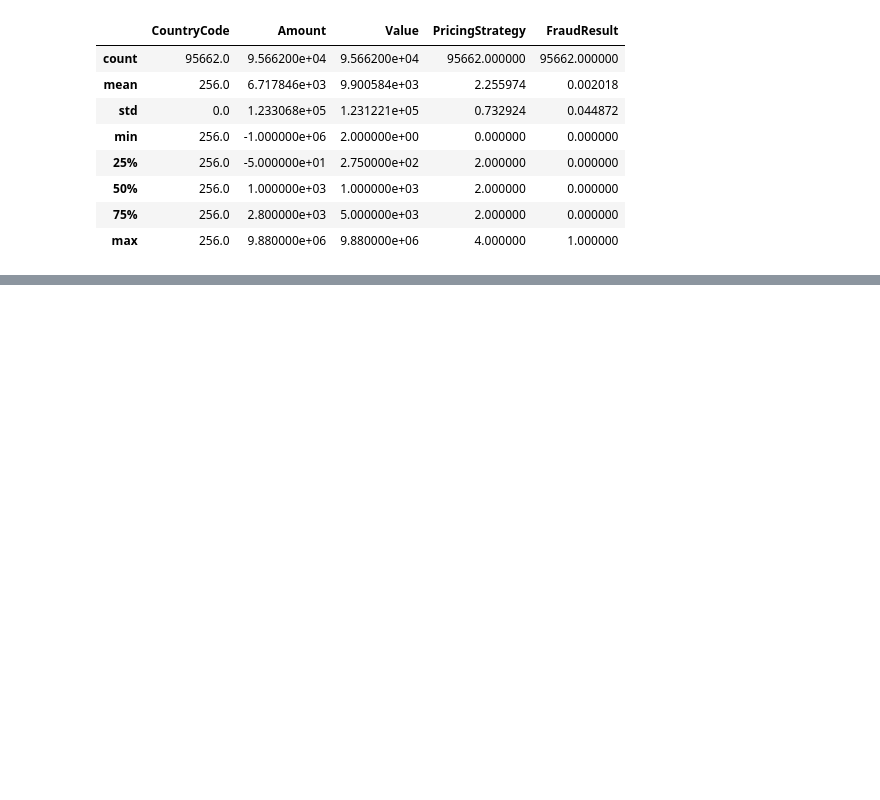
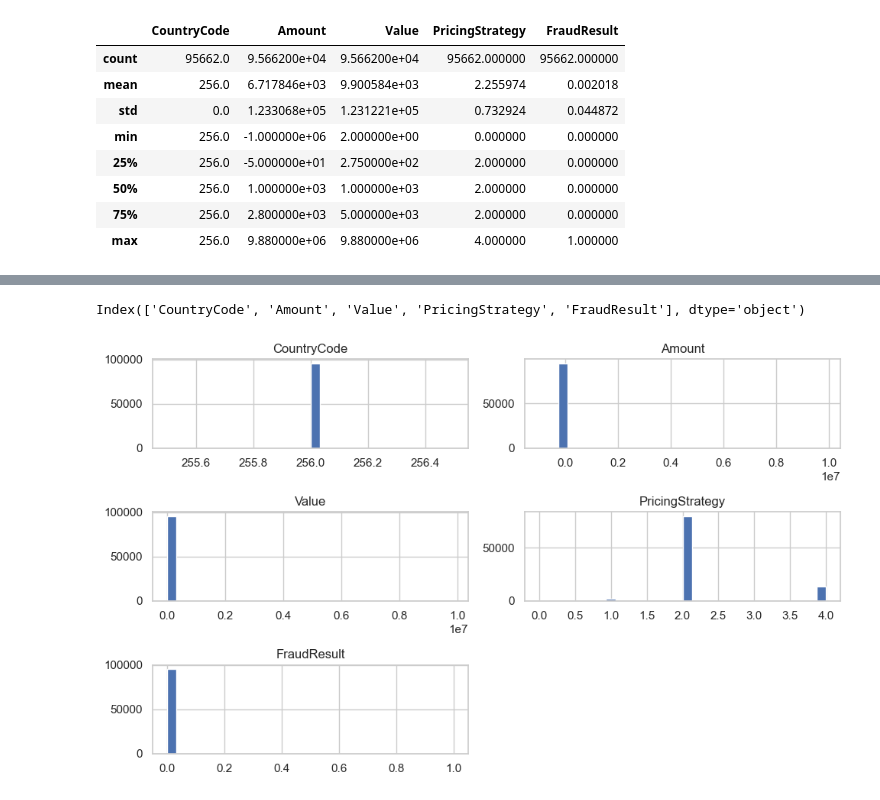
Before and after one commit to Feven777/Credit-Risk-Probability-Modeling, a Jupyter notebook: notebook/EDA.ipynb, the cells around one changed output, grey strips where cells are left out. Saved outputs shown, nothing was run; the diff lists cells and outputs as text; code cells hidden in the pictures; blank space fills up the shorter version.

```diff
--- a/notebook/EDA.ipynb
+++ b/notebook/EDA.ipynb
@@ -55,0 +64,11 @@ df.describe()
+# %%
+numerical_cols=df.select_dtypes(include=["int64","float64"]).columns
+numerical_cols
+# %% [output]
+Index(['CountryCode', 'Amount', 'Value', 'PricingStrategy', 'FraudResult'], dtype='object')
+# %%
+df[numerical_cols].hist(bins=30)
+plt.tight_layout()
+plt.show()
+# %% [output]
+[figure, added]
```
Also changed, not shown: parts of 8 cells of this notebook.
